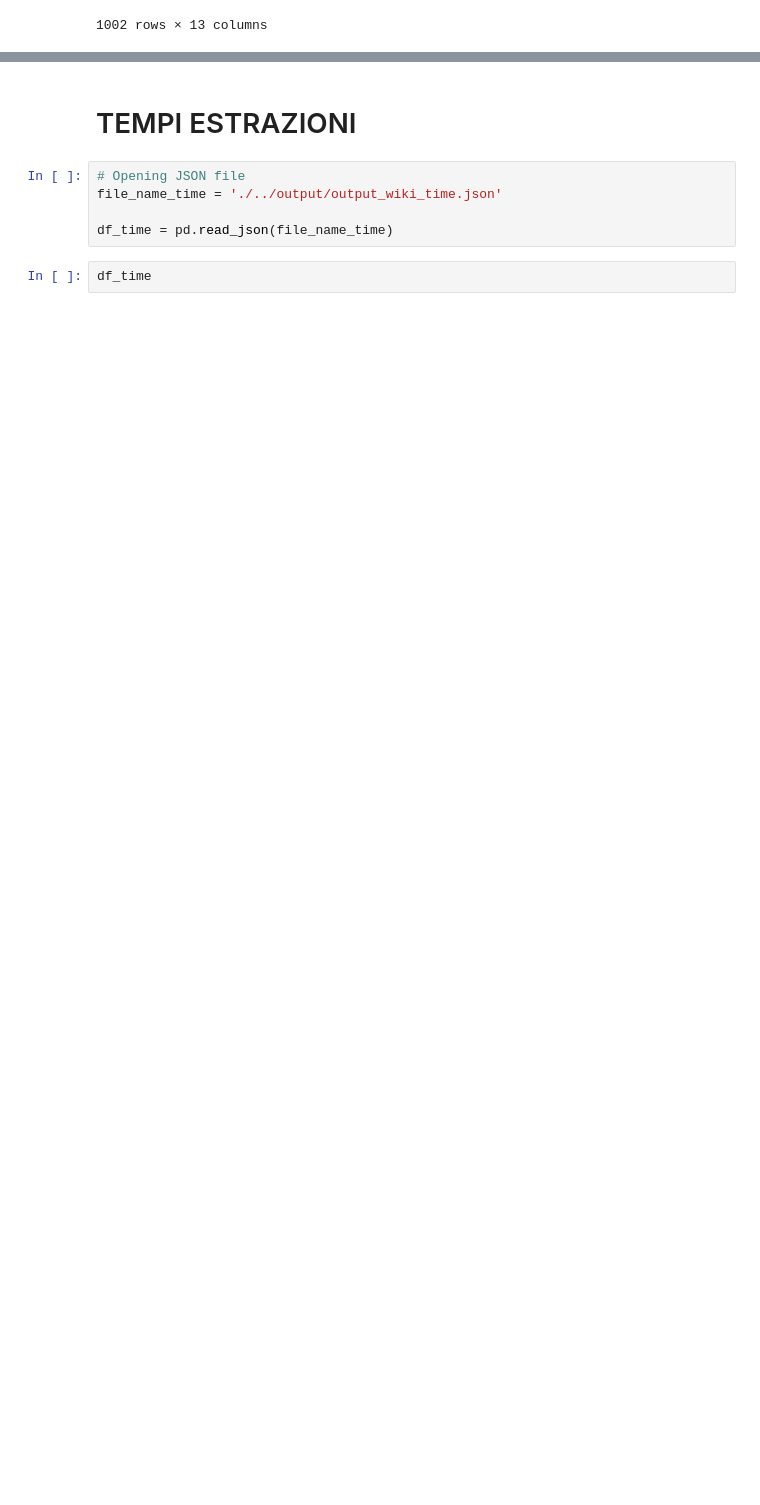
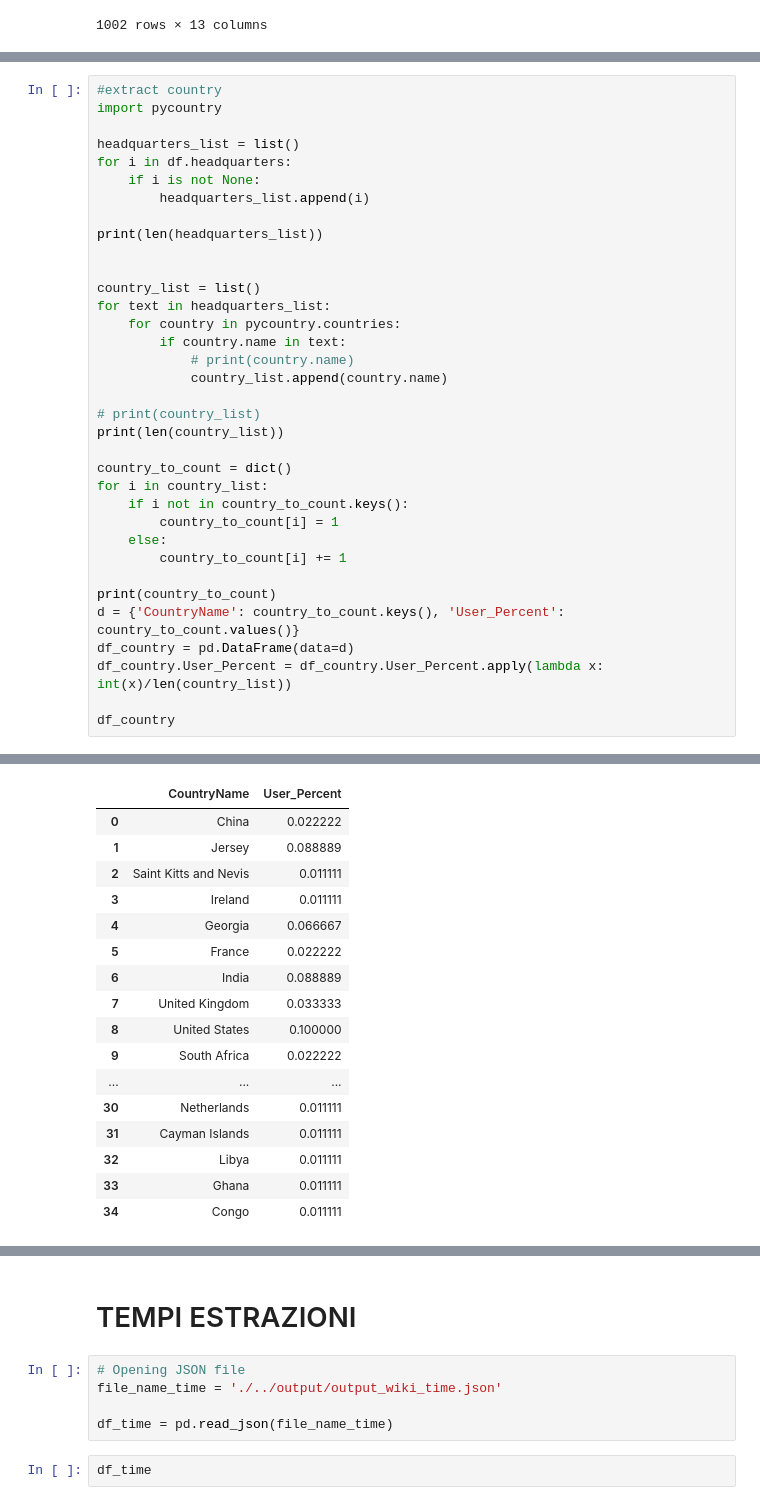
Before and after one commit to dedo99/Homework5, a Jupyter notebook: stats/wiki_stats.ipynb, the cells around one changed output, grey strips where cells are left out. Saved outputs shown, nothing was run; the diff lists cells and outputs as text; blank space fills up the shorter version.

```diff
--- a/stats/wiki_stats.ipynb
+++ b/stats/wiki_stats.ipynb
@@ -233,0 +248,36 @@ df
+# %%
+#extract country
+import pycountry
+
+headquarters_list = list()
+for i in df.headquarters:
+    if i is not None:
+        headquarters_list.append(i)
+
+print(len(headquarters_list))
+
+
+country_list = list()
+for text in headquarters_list:
+    for country in pycountry.countries:
+        if country.name in text:
+            # print(country.name)
+            country_list.append(country.name)
+
+# print(country_list)
+print(len(country_list))
+
+country_to_count = dict()
+for i in country_list:
+    if i not in country_to_count.keys():
+        country_to_count[i] = 1
+    else:
+        country_to_count[i] += 1
+
+print(country_to_count)
+d = {'CountryName': country_to_count.keys(), 'User_Percent': country_to_count.values()}
+df_country = pd.DataFrame(data=d)
+df_country.User_Percent = df_country.User_Percent.apply(lambda x: int(x)/len(country_list))
+
+df_country
+# %% [output]
@@ -233,0 +287,17 @@ df
+|  | CountryName | User_Percent |
+| 0 | China | 0.022222 |
+| 1 | Jersey | 0.088889 |
+| 2 | Saint Kitts and Nevis | 0.011111 |
+| 3 | Ireland | 0.011111 |
+| 4 | Georgia | 0.066667 |
+| 5 | France | 0.022222 |
+| 6 | India | 0.088889 |
+| 7 | United Kingdom | 0.033333 |
+| 8 | United States | 0.100000 |
+| 9 | South Africa | 0.022222 |
+| ... | ... | ... |
+| 30 | Netherlands | 0.011111 |
+| 31 | Cayman Islands | 0.011111 |
+| 32 | Libya | 0.011111 |
+| 33 | Ghana | 0.011111 |
+| 34 | Congo | 0.011111 |
```
Also changed, not shown: parts of 16 cells of this notebook, 1 other file.
